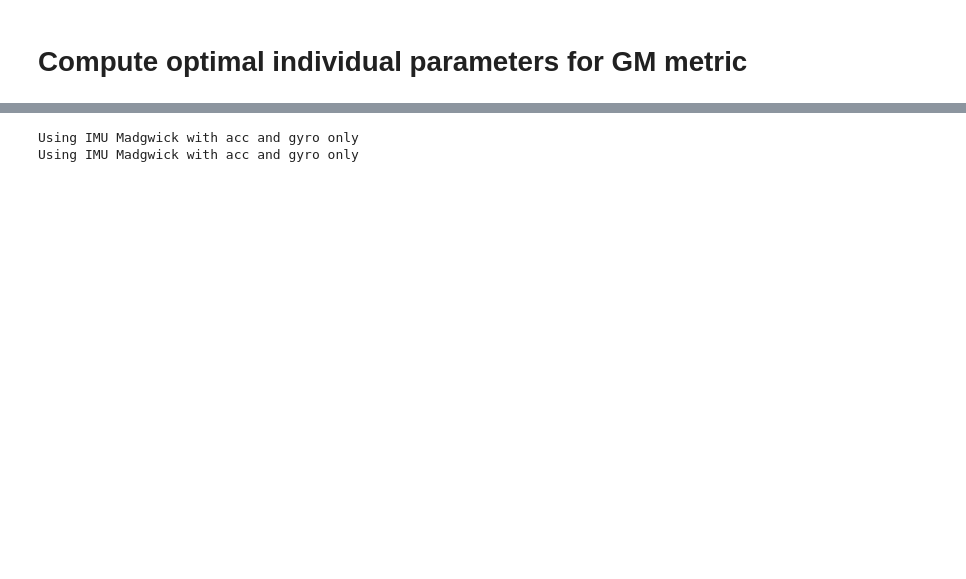
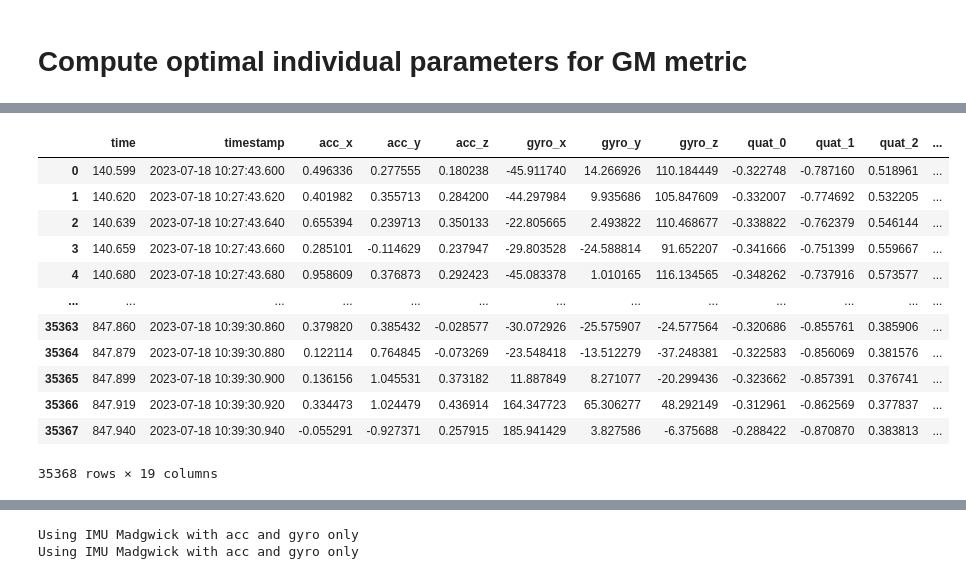
Before and after one commit to gloorli/ul-movement-tracking, a Jupyter notebook: individual_analysis_gm.ipynb, the cells around one changed output, grey strips where cells are left out. Saved outputs shown, nothing was run; the diff lists cells and outputs as text; code cells hidden in the pictures; blank space fills up the shorter version.

```diff
--- a/individual_analysis_gm.ipynb
+++ b/individual_analysis_gm.ipynb
@@ -53,3 +49,19 @@ quat_sensor_dh = dh_data[['quat_0', 'quat_1', 'quat_2','quat_3']]
 frequency_AC = 1 # Hz
 frequency_GM = 2 # Hz
 FPS_mask = 25 # Hz
+# %%
+ndh_data
+# %% [output]
+|  | time | timestamp | acc_x | acc_y | acc_z | gyro_x | gyro_y | gyro_z | quat_0 | quat_1 | quat_2 | ... |
+| 0 | 140.599 | 2023-07-18 10:27:43.600 | 0.496336 | 0.277555 | 0.180238 | -45.911740 | 14.266926 | 110.184449 | -0.322748 | -0.787160 | 0.518961 | ... |
+| 1 | 140.620 | 2023-07-18 10:27:43.620 | 0.401982 | 0.355713 | 0.284200 | -44.297984 | 9.935686 | 105.847609 | -0.332007 | -0.774692 | 0.532205 | ... |
+| 2 | 140.639 | 2023-07-18 10:27:43.640 | 0.655394 | 0.239713 | 0.350133 | -22.805665 | 2.493822 | 110.468677 | -0.338822 | -0.762379 | 0.546144 | ... |
+| 3 | 140.659 | 2023-07-18 10:27:43.660 | 0.285101 | -0.114629 | 0.237947 | -29.803528 | -24.588814 | 91.652207 | -0.341666 | -0.751399 | 0.559667 | ... |
+| 4 | 140.680 | 2023-07-18 10:27:43.680 | 0.958609 | 0.376873 | 0.292423 | -45.083378 | 1.010165 | 116.134565 | -0.348262 | -0.737916 | 0.573577 | ... |
+| ... | ... | ... | ... | ... | ... | ... | ... | ... | ... | ... | ... | ... |
+| 35363 | 847.860 | 2023-07-18 10:39:30.860 | 0.379820 | 0.385432 | -0.028577 | -30.072926 | -25.575907 | -24.577564 | -0.320686 | -0.855761 | 0.385906 | ... |
+| 35364 | 847.879 | 2023-07-18 10:39:30.880 | 0.122114 | 0.764845 | -0.073269 | -23.548418 | -13.512279 | -37.248381 | -0.322583 | -0.856069 | 0.381576 | ... |
+| 35365 | 847.899 | 2023-07-18 10:39:30.900 | 0.136156 | 1.045531 | 0.373182 | 11.887849 | 8.271077 | -20.299436 | -0.323662 | -0.857391 | 0.376741 | ... |
+| 35366 | 847.919 | 2023-07-18 10:39:30.920 | 0.334473 | 1.024479 | 0.436914 | 164.347723 | 65.306277 | 48.292149 | -0.312961 | -0.862569 | 0.377837 | ... |
+| 35367 | 847.940 | 2023-07-18 10:39:30.940 | -0.055291 | -0.927371 | 0.257915 | 185.941429 | 3.827586 | -6.375688 | -0.288422 | -0.870870 | 0.383813 | ... |
+35368 rows × 19 columns
```
Also changed, not shown: parts of 10 cells of this notebook, 2 other files.
